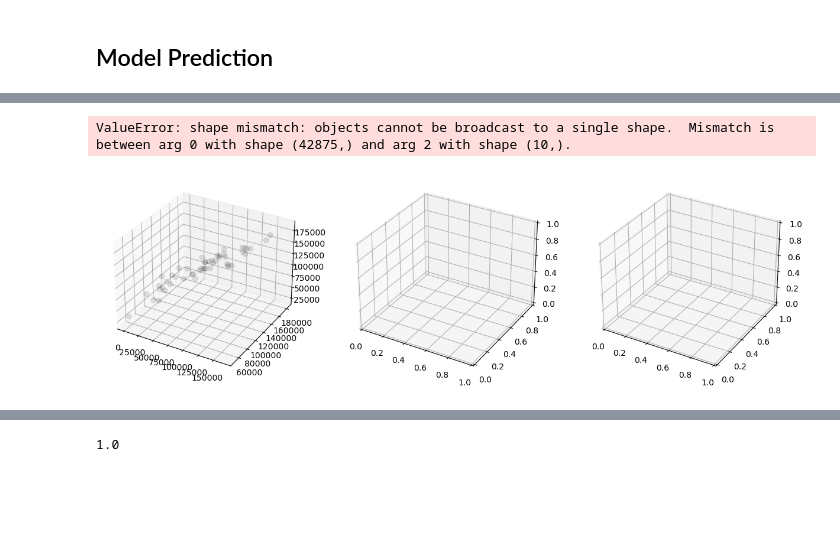
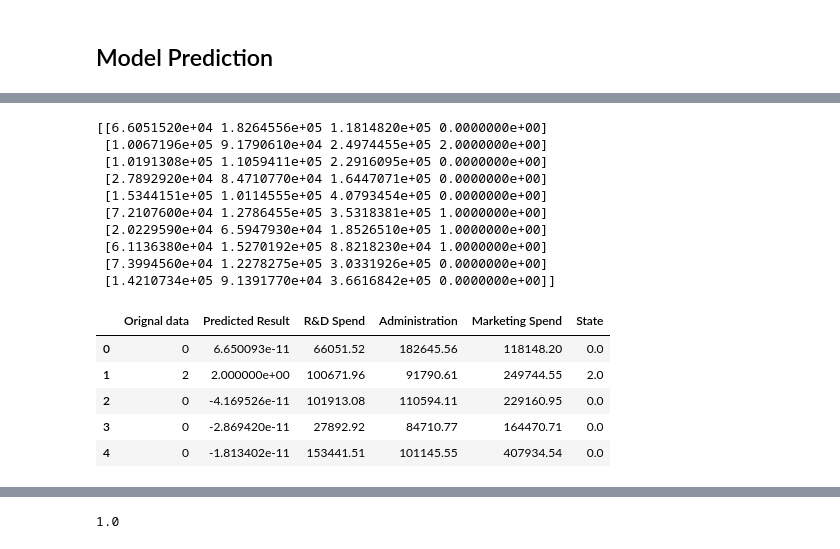
Before and after one commit to akansha1220/ML-Models, a Jupyter notebook: Multiple Regression.ipynb, the cells around one changed output, grey strips where cells are left out. Drawn from its saved outputs; the diff is of its cells as text; code cells hidden in the pictures; blank space fills up the shorter version.

Commit message:
Add files via upload
This is Multiple linear regression on the 50 startups dataset

```diff
--- a/Multiple Regression.ipynb
+++ b/Multiple Regression.ipynb
@@ -192,51 +209,25 @@ print(dependent.shape)
-# %%
- #Plotting a 3-D plot for visualizing the Multiple Linear Regression Model
-
- # Preparing the data
-independent = df[["R&D Spend","Administration"]].values.reshape(-1,2)
-dependent = df['Profit']
-
-# Creating a variable for each dimension
-x = independent[:, 0]
-y = independent[:, 1]
-z = dependent
-
-x_range = np.linspace(5, 10, 35)
-y_range = np.linspace(3, 6, 35)
-x1_range = np.linspace(3, 6, 35)
-x_range, y_range, x1_range = np.meshgrid(x_range, y_range, x1_range)
-viz = np.array([x_range.flatten(), y_range.flatten(), x1_range.flatten()]).T
-
-
-r2 =metrics.r2_score(y_test,y_predict)  # R2 score
-
-# Initializing a matplotlib figure
-fig = plt.figure(figsize = (15, 6))
-
-axis1 = fig.add_subplot(131, projection = '3d')
-axis2 = fig.add_subplot(132, projection = '3d')
-axis3 = fig.add_subplot(133, projection = '3d')
-
-axes = [axis1, axis2, axis3]
-
-for ax in axes:
-    ax.plot(x, y, z, color='k', zorder = 10, linestyle = 'none', marker = 'o', alpha = 0.1)
-    ax.scatter(x_range.flatten(), y_range.flatten(), y_predict, facecolor = (0,0,0,0), s = 20, edgecolor = '#70b3f0')
-    ax.set_xlabel('Area', fontsize = 10, labelpad = 10)
-    ax.set_ylabel('Bedrooms', fontsize = 10, labelpad = 10)
-    ax.set_zlabel('Prices', fontsize = 10, labelpad = 10)
-    ax.locator_params(nbins = 3, axis = 'x')
-    ax.locator_params(nbins = 3, axis = 'x')
-
-
-axis1.view_init(elev=25, azim=-60)
-axis2.view_init(elev=15, azim=15)
-axis3.view_init(elev=25, azim=60)
-
-fig.suptitle(f'Multi-Linear Regression Model Visualization (R2 = {r2})', fontsize = 15, color = 'k')
-# %% [output]
-ValueError: shape mismatch: objects cannot be broadcast to a single shape.  Mismatch is between arg 0 with shape (42875,) and arg 2 with shape (10,).
-[figure, removed]
+# %%
+print(X_test)
+test_df=pd.DataFrame(X_test,columns=["R&D Spend","Administration","Marketing Spend",'State'])
+comb=pd.concat([orignal_predict_df,test_df],axis=1)
+comb.head()
+# %% [output]
+[[6.6051520e+04 1.8264556e+05 1.1814820e+05 0.0000000e+00]
+ [1.0067196e+05 9.1790610e+04 2.4974455e+05 2.0000000e+00]
+ [1.0191308e+05 1.1059411e+05 2.2916095e+05 0.0000000e+00]
+ [2.7892920e+04 8.4710770e+04 1.6447071e+05 0.0000000e+00]
+ [1.5344151e+05 1.0114555e+05 4.0793454e+05 0.0000000e+00]
+ [7.2107600e+04 1.2786455e+05 3.5318381e+05 1.0000000e+00]
+ [2.0229590e+04 6.5947930e+04 1.8526510e+05 1.0000000e+00]
+ [6.1136380e+04 1.5270192e+05 8.8218230e+04 1.0000000e+00]
+ [7.3994560e+04 1.2278275e+05 3.0331926e+05 0.0000000e+00]
+ [1.4210734e+05 9.1391770e+04 3.6616842e+05 0.0000000e+00]]
+|  | Orignal data | Predicted Result | R&D Spend | Administration | Marketing Spend | State |
+| 0 | 0 | 6.650093e-11 | 66051.52 | 182645.56 | 118148.20 | 0.0 |
+| 1 | 2 | 2.000000e+00 | 100671.96 | 91790.61 | 249744.55 | 2.0 |
+| 2 | 0 | -4.169526e-11 | 101913.08 | 110594.11 | 229160.95 | 0.0 |
+| 3 | 0 | -2.869420e-11 | 27892.92 | 84710.77 | 164470.71 | 0.0 |
+| 4 | 0 | -1.813402e-11 | 153441.51 | 101145.55 | 407934.54 | 0.0 |
 # %%
 # Now compare the Y predicted data with the and actual Data X train data
 
```
Also changed, not shown: parts of 20 cells of this notebook.
